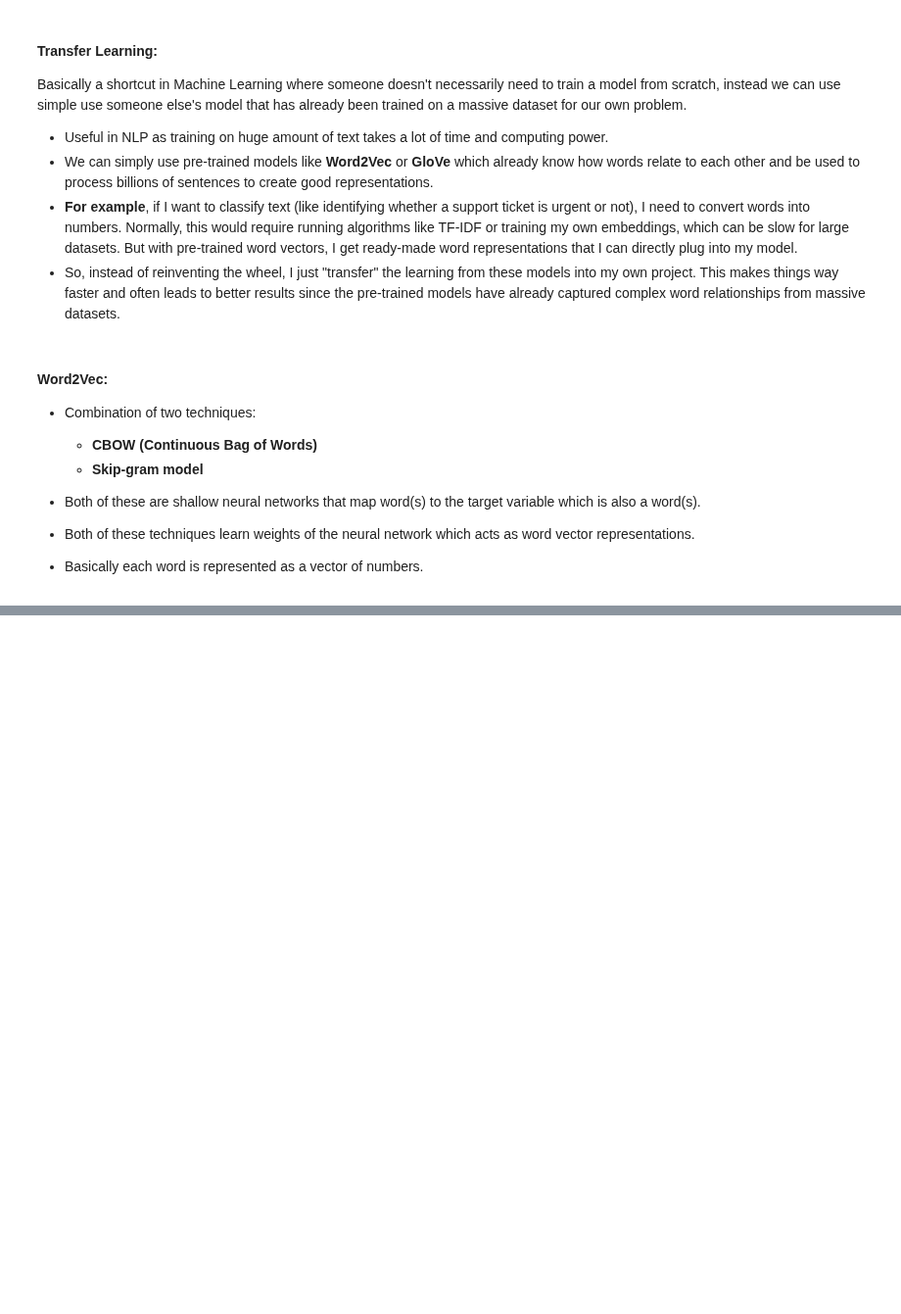
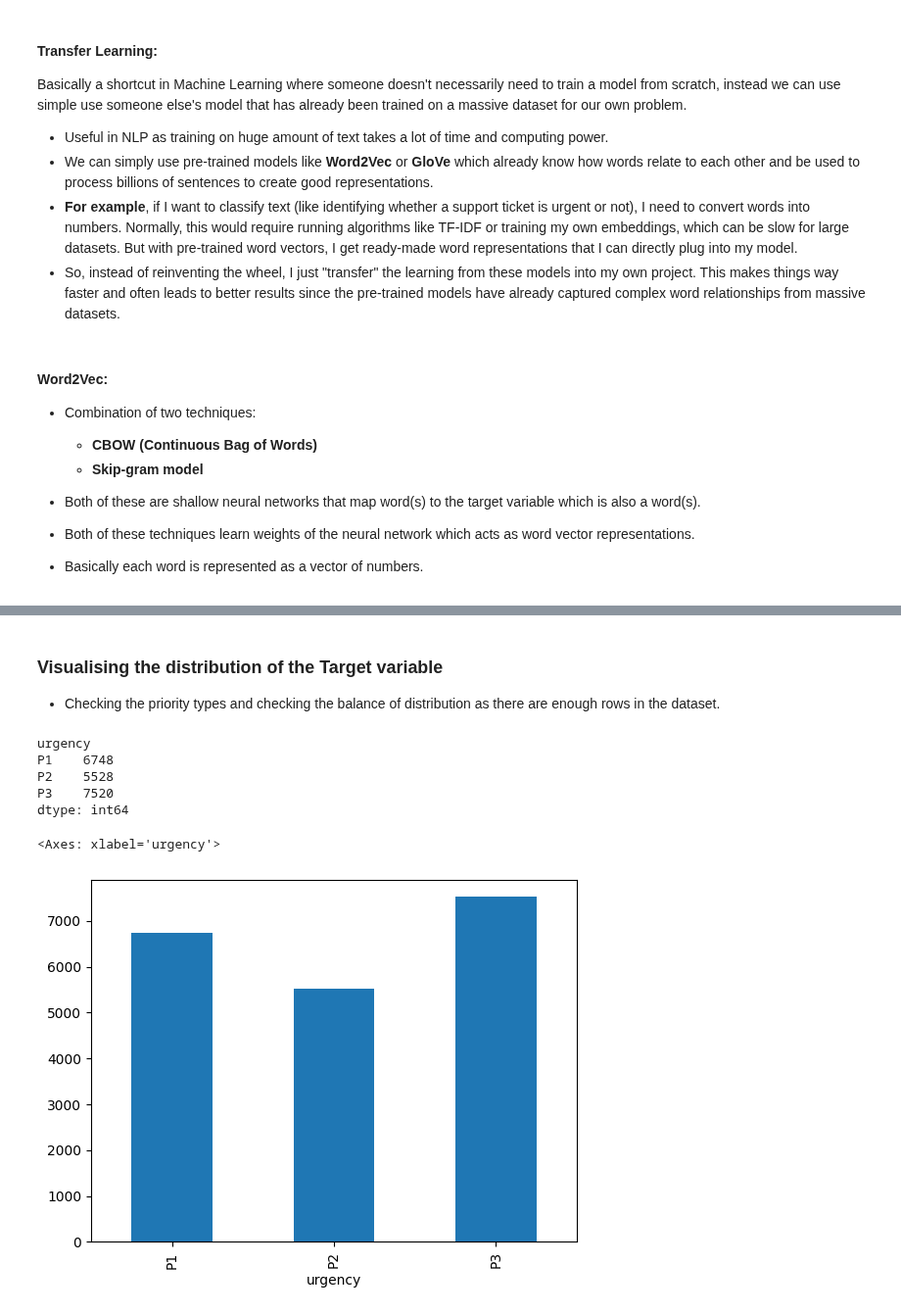
Before and after one commit to anish3565/Case_Studies, a Jupyter notebook: NLP/2. Classify_Text_Word2Vec.ipynb, the cells around one changed output, grey strips where cells are left out. Shown at 98% size. Saved outputs shown, nothing was run; the diff lists cells and outputs as text; code cells hidden in the pictures; blank space fills up the shorter version.

```diff
--- a/NLP/2. Classify_Text_Word2Vec.ipynb
+++ b/NLP/2. Classify_Text_Word2Vec.ipynb
@@ -40,0 +58,14 @@ Note:
+# %%
+import pandas as pd
+import numpy as np
+import warnings
+warnings.filterwarnings('ignore')
+
+# Reading the data
+TicketData=pd.read_csv('../Datasets/supportTicketData.csv')
+
+# Shape of TicketData
+print(TicketData.shape)
+
+# Printing sample rows
+TicketData.head(10)
@@ -40,0 +85,19 @@ Note:
+# %% [markdown]
+### Visualising the distribution of the Target variable
+
+- Checking the priority types and checking the balance of distribution as there are enough rows in the dataset.
+# %%
+# Number of unique values for urgency column
+print(TicketData.groupby('urgency').size())
+
+# Plotting the bar chart
+%matplotlib inline
+TicketData.groupby('urgency').size().plot(kind='bar')
+# %% [output]
+urgency
+P1    6748
+P2    5528
+P3    7520
+dtype: int64
+<Axes: xlabel='urgency'>
+[figure, added]
```
Also changed, not shown: parts of 13 cells of this notebook.
